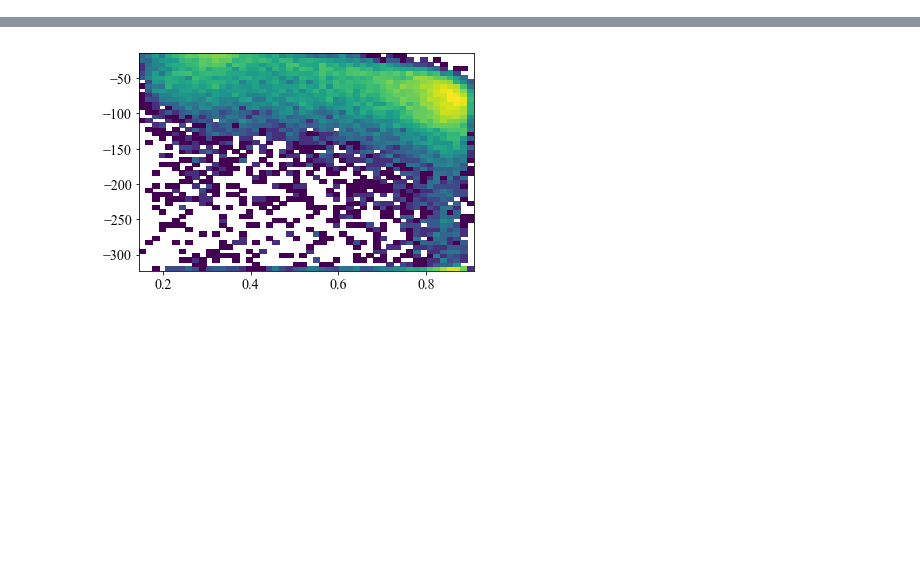
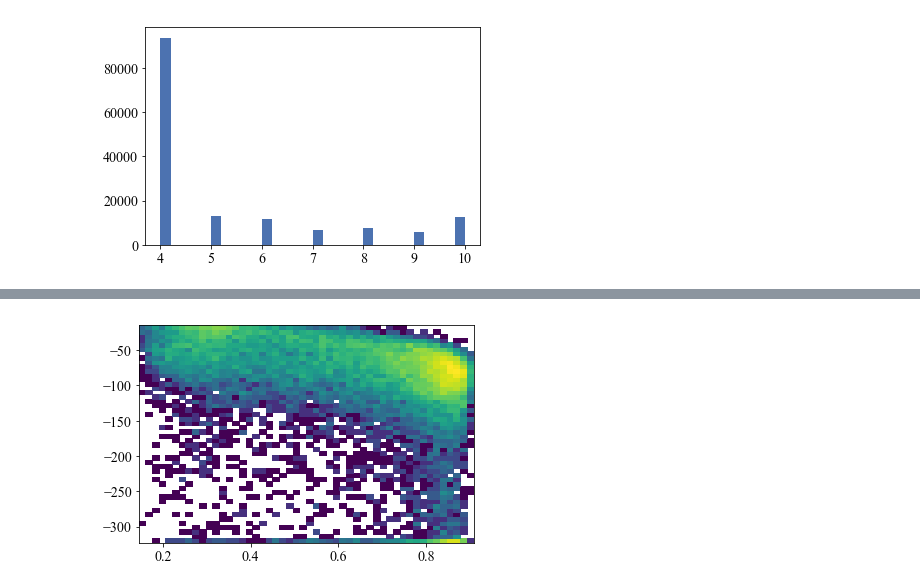
Before and after one commit to thomasmolnar/virac_classifier, a Jupyter notebook: test_notebooks/var_out.ipynb, the cells around one changed output, grey strips where cells are left out. Cells and saved outputs as stored; diff of their text form; code cells hidden in the pictures; blank space fills up the shorter version.

```diff
--- a/test_notebooks/var_out.ipynb
+++ b/test_notebooks/var_out.ipynb
@@ -47,0 +79,4 @@ plt.colorbar()
+# %%
+plt.hist(var_dataset['lsq_nterms'],bins=30);
+# %% [output]
+[figure, added]
```
Also changed, not shown: parts of 20 cells of this notebook, 12 other files.
